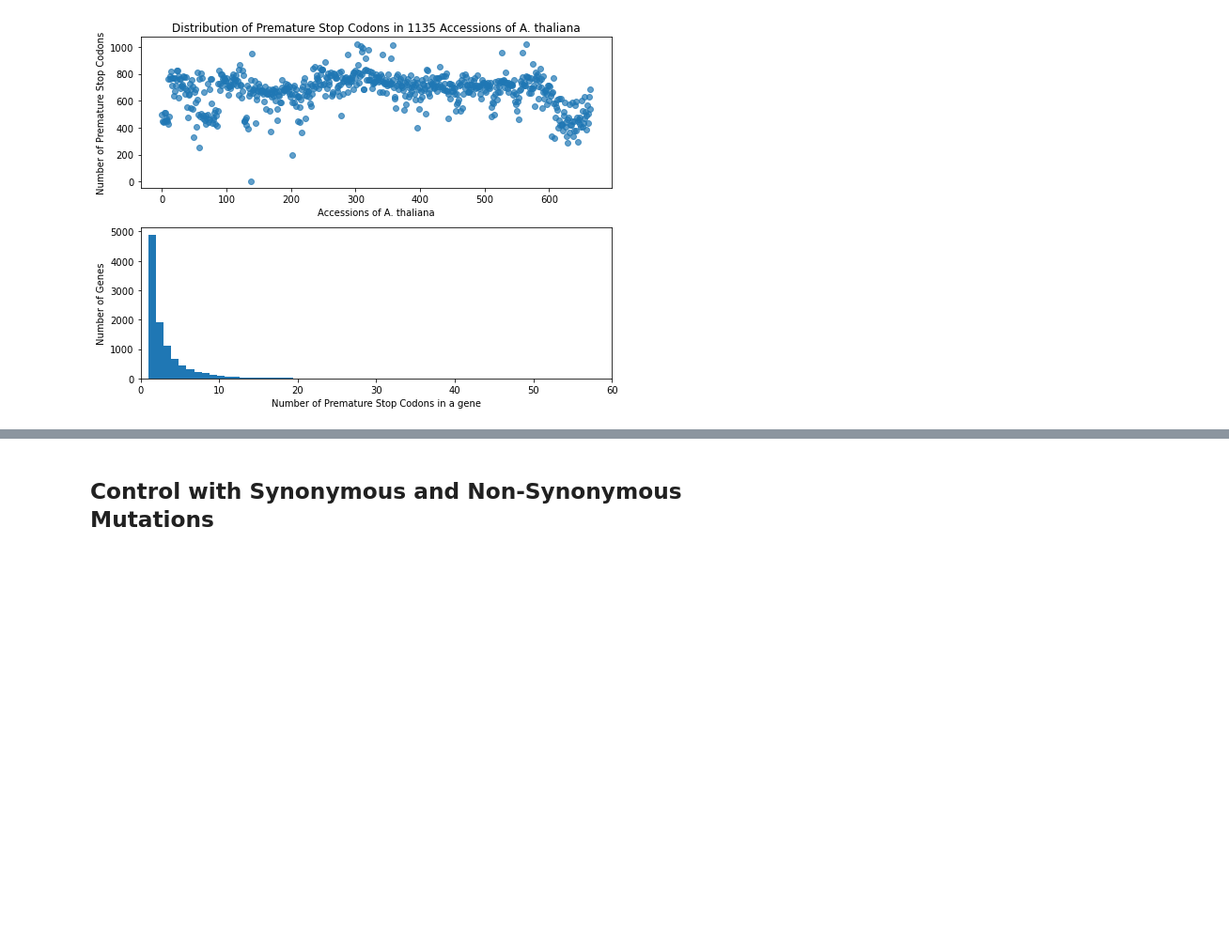
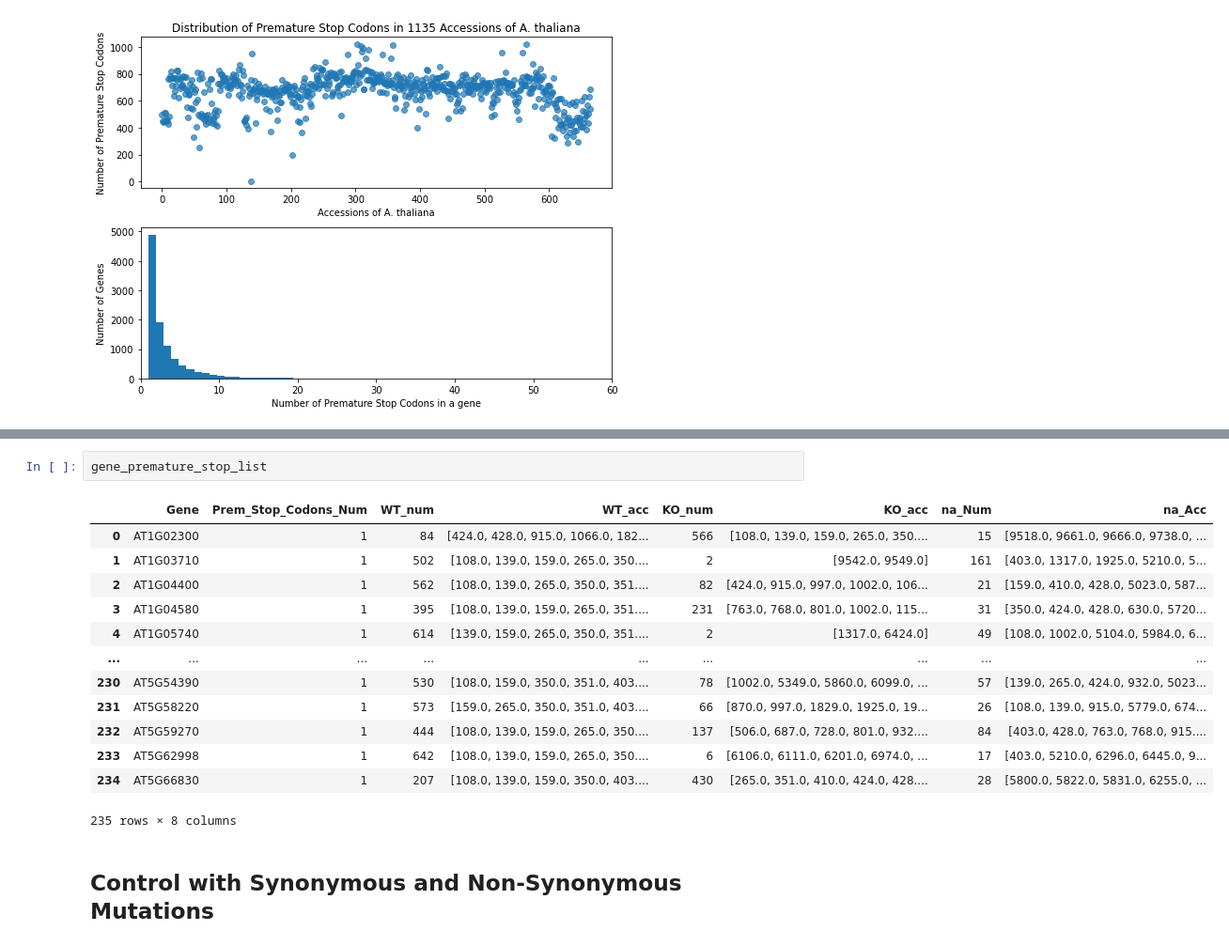
Before and after one commit to laurasteinmann/Premature_Stop_Codons, a Jupyter notebook: results/Premature_Stop_Codons.ipynb, the cells around one changed output, grey strips where cells are left out. Shown at 94% size. Cells and saved outputs as stored; diff of their text form; blank space fills up the shorter version.

```diff
--- a/results/Premature_Stop_Codons.ipynb
+++ b/results/Premature_Stop_Codons.ipynb
@@ -113,2 +179,18 @@ plt.show()
+# %%
+gene_premature_stop_list
+# %% [output]
+|  | Gene | Prem_Stop_Codons_Num | WT_num | WT_acc | KO_num | KO_acc | na_Num | na_Acc |
+| 0 | AT1G02300 | 1 | 84 | [424.0, 428.0, 915.0, 1066.0, 182... | 566 | [108.0, 139.0, 159.0, 265.0, 350.... | 15 | [9518.0, 9661.0, 9666.0, 9738.0, ... |
+| 1 | AT1G03710 | 1 | 502 | [108.0, 139.0, 159.0, 265.0, 350.... | 2 | [9542.0, 9549.0] | 161 | [403.0, 1317.0, 1925.0, 5210.0, 5... |
+| 2 | AT1G04400 | 1 | 562 | [108.0, 139.0, 265.0, 350.0, 351.... | 82 | [424.0, 915.0, 997.0, 1002.0, 106... | 21 | [159.0, 410.0, 428.0, 5023.0, 587... |
+| 3 | AT1G04580 | 1 | 395 | [108.0, 139.0, 159.0, 265.0, 351.... | 231 | [763.0, 768.0, 801.0, 1002.0, 115... | 31 | [350.0, 424.0, 428.0, 630.0, 5720... |
+| 4 | AT1G05740 | 1 | 614 | [139.0, 159.0, 265.0, 350.0, 351.... | 2 | [1317.0, 6424.0] | 49 | [108.0, 1002.0, 5104.0, 5984.0, 6... |
+| ... | ... | ... | ... | ... | ... | ... | ... | ... |
+| 230 | AT5G54390 | 1 | 530 | [108.0, 159.0, 350.0, 351.0, 403.... | 78 | [1002.0, 5349.0, 5860.0, 6099.0, ... | 57 | [139.0, 265.0, 424.0, 932.0, 5023... |
+| 231 | AT5G58220 | 1 | 573 | [159.0, 265.0, 350.0, 351.0, 403.... | 66 | [870.0, 997.0, 1829.0, 1925.0, 19... | 26 | [108.0, 139.0, 915.0, 5779.0, 674... |
+| 232 | AT5G59270 | 1 | 444 | [108.0, 139.0, 159.0, 265.0, 350.... | 137 | [506.0, 687.0, 728.0, 801.0, 932.... | 84 | [403.0, 428.0, 763.0, 768.0, 915.... |
+| 233 | AT5G62998 | 1 | 642 | [108.0, 139.0, 159.0, 265.0, 350.... | 6 | [6106.0, 6111.0, 6201.0, 6974.0, ... | 17 | [403.0, 5210.0, 6296.0, 6445.0, 9... |
+| 234 | AT5G66830 | 1 | 207 | [108.0, 139.0, 159.0, 350.0, 403.... | 430 | [265.0, 351.0, 410.0, 424.0, 428.... | 28 | [5800.0, 5822.0, 5831.0, 6255.0, ... |
+235 rows × 8 columns
 # %% [markdown]
 ## Control with Synonymous and Non-Synonymous Mutations
```
Also changed, not shown: parts of 5 cells of this notebook, 1 other file.
